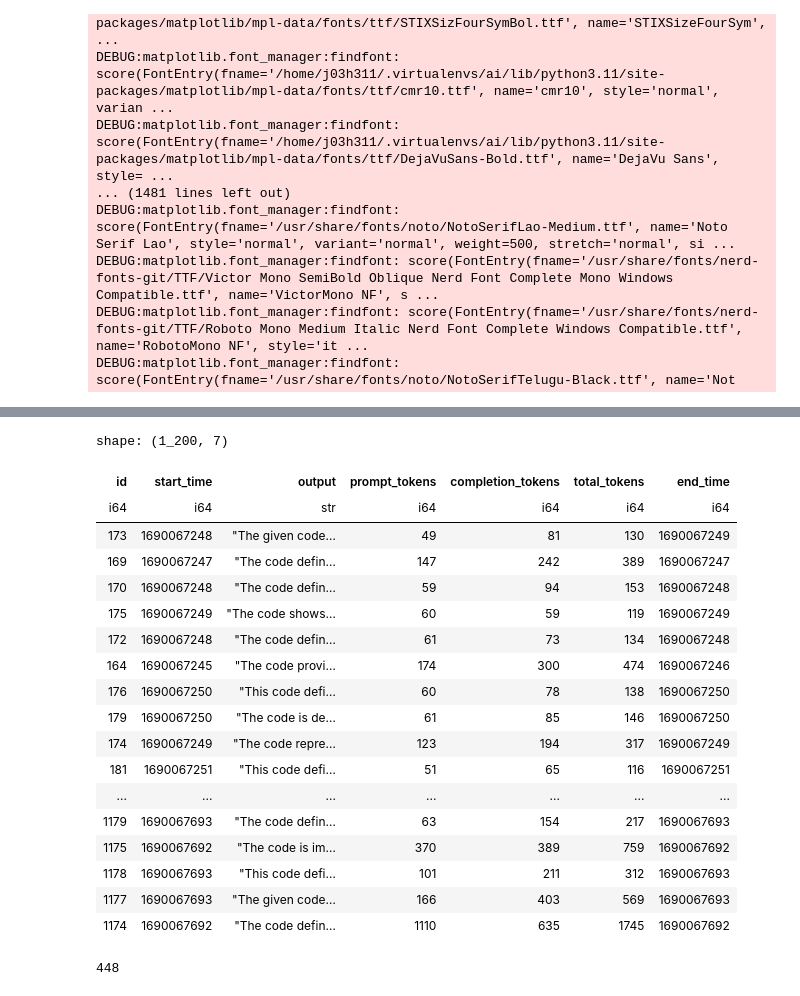
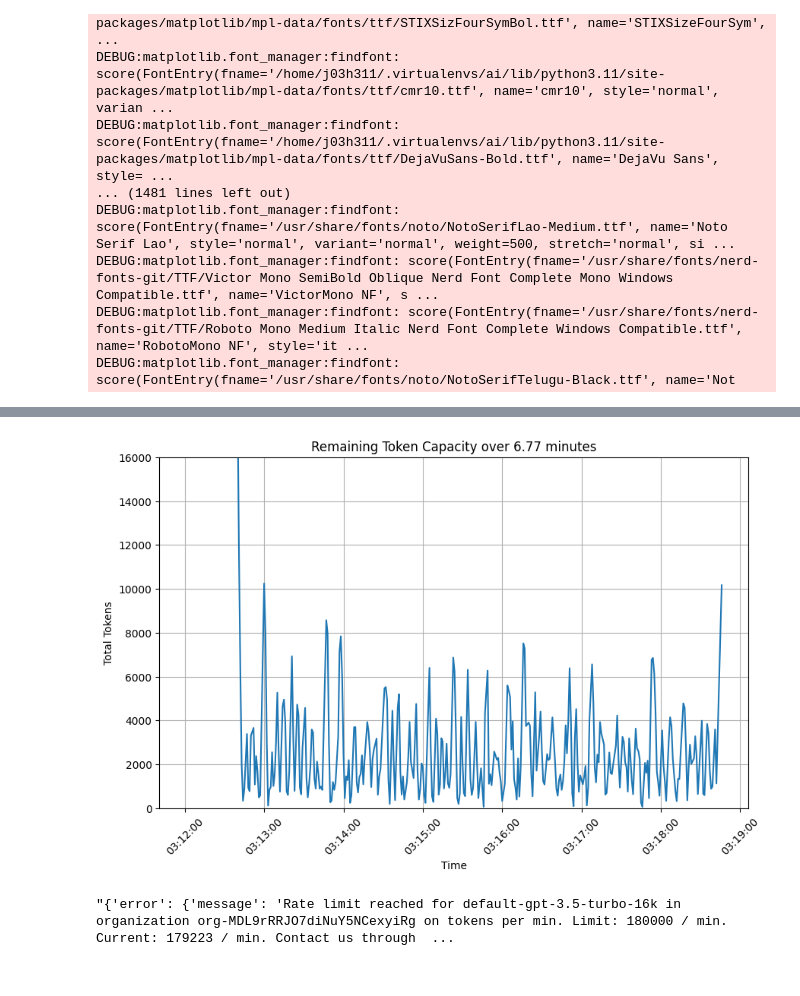
Before and after one commit to Neural-Dragon-AI/BabyDragon, a Jupyter notebook: notebooks/polars_generator_demonstrations/test_libcst.ipynb, the cells around one changed output, grey strips where cells are left out. Cells and saved outputs as stored; diff of their text form; code cells hidden in the pictures.

```diff
--- a/notebooks/polars_generator_demonstrations/test_libcst.ipynb
+++ b/notebooks/polars_generator_demonstrations/test_libcst.ipynb
@@ -350,26 +328,37 @@ shape: (1_200, 5)
 # %%
-output
+start_sorted = df.groupby("bin","start_time").agg(pl.col("remaining_token_capacity").mean()).sort('start_time')
-# %% [output]
-shape: (1_200, 7)
-| id | start_time | output | prompt_tokens | completion_tokens | total_tokens | end_time |
-| i64 | i64 | str | i64 | i64 | i64 | i64 |
-| 173 | 1690067248 | "The given code… | 49 | 81 | 130 | 1690067249 |
-| 169 | 1690067247 | "The code defin… | 147 | 242 | 389 | 1690067247 |
-| 170 | 1690067248 | "The code defin… | 59 | 94 | 153 | 1690067248 |
-| 175 | 1690067249 | "The code shows… | 60 | 59 | 119 | 1690067249 |
-| 172 | 1690067248 | "The code defin… | 61 | 73 | 134 | 1690067248 |
-| 164 | 1690067245 | "The code provi… | 174 | 300 | 474 | 1690067246 |
-| 176 | 1690067250 | "This code defi… | 60 | 78 | 138 | 1690067250 |
-| 179 | 1690067250 | "The code is de… | 61 | 85 | 146 | 1690067250 |
-| 174 | 1690067249 | "The code repre… | 123 | 194 | 317 | 1690067249 |
-| 181 | 1690067251 | "This code defi… | 51 | 65 | 116 | 1690067251 |
-| ... | ... | ... | ... | ... | ... | ... |
-| 1179 | 1690067693 | "The code defin… | 63 | 154 | 217 | 1690067693 |
-| 1175 | 1690067692 | "The code is im… | 370 | 389 | 759 | 1690067692 |
-| 1178 | 1690067693 | "This code defi… | 101 | 211 | 312 | 1690067693 |
-| 1177 | 1690067693 | "The given code… | 166 | 403 | 569 | 1690067693 |
-| 1174 | 1690067692 | "The code defin… | 1110 | 635 | 1745 | 1690067692 |
-# %%
-output['end_time'].max() - output['start_time'].min()
-# %% [output]
-448
+# %%
+start_sorted = start_sorted.with_columns(
+  start_sorted["start_time"].apply(lambda ts: datetime.utcfromtimestamp(ts))
+)
+# %%
+x = start_sorted['start_time'].to_numpy()
+# %%
+y = start_sorted['remaining_token_capacity'].to_numpy()
+# %%
+# Create a new figure and an axes
+fig, ax = plt.subplots(figsize=(10, 6))
+
+# Plot
+ax.plot(x, y)
+
+# Set the x-axis label
+ax.set_xlabel('Time')
+
+# Set the y-axis label
+ax.set_ylabel('Total Tokens')
+
+# Set the plot title
+ax.set_title(f'Remaining Token Capacity over {round(total_exectuion_time/60,2)} minutes')
+
+# Set y-axis limits
+ax.set_ylim(0, 16000)
+
+xformatter = mdates.DateFormatter('%H:%M:%S')
+plt.gca().xaxis.set_major_formatter(xformatter)
+
+plt.xticks(rotation=45)  # optional, to prevent overlap of x-axis labels
+plt.grid()
+plt.show()
+# %% [output]
+[figure, added]
@@ -375,0 +367,4 @@ output['end_time'].max() - output['start_time'].min()
+# %%
+errors['response'][0]
+# %% [output]
+"{'error': {'message': 'Rate limit reached for default-gpt-3.5-turbo-16k in organization org-MDL9rRRJO7diNuY5NCexyiRg on tokens per min. Limit: 180000 / min. Current: 179223 / min. Contact us through  ...
```
Also changed, not shown: parts of 14 cells of this notebook, 4 other files.
